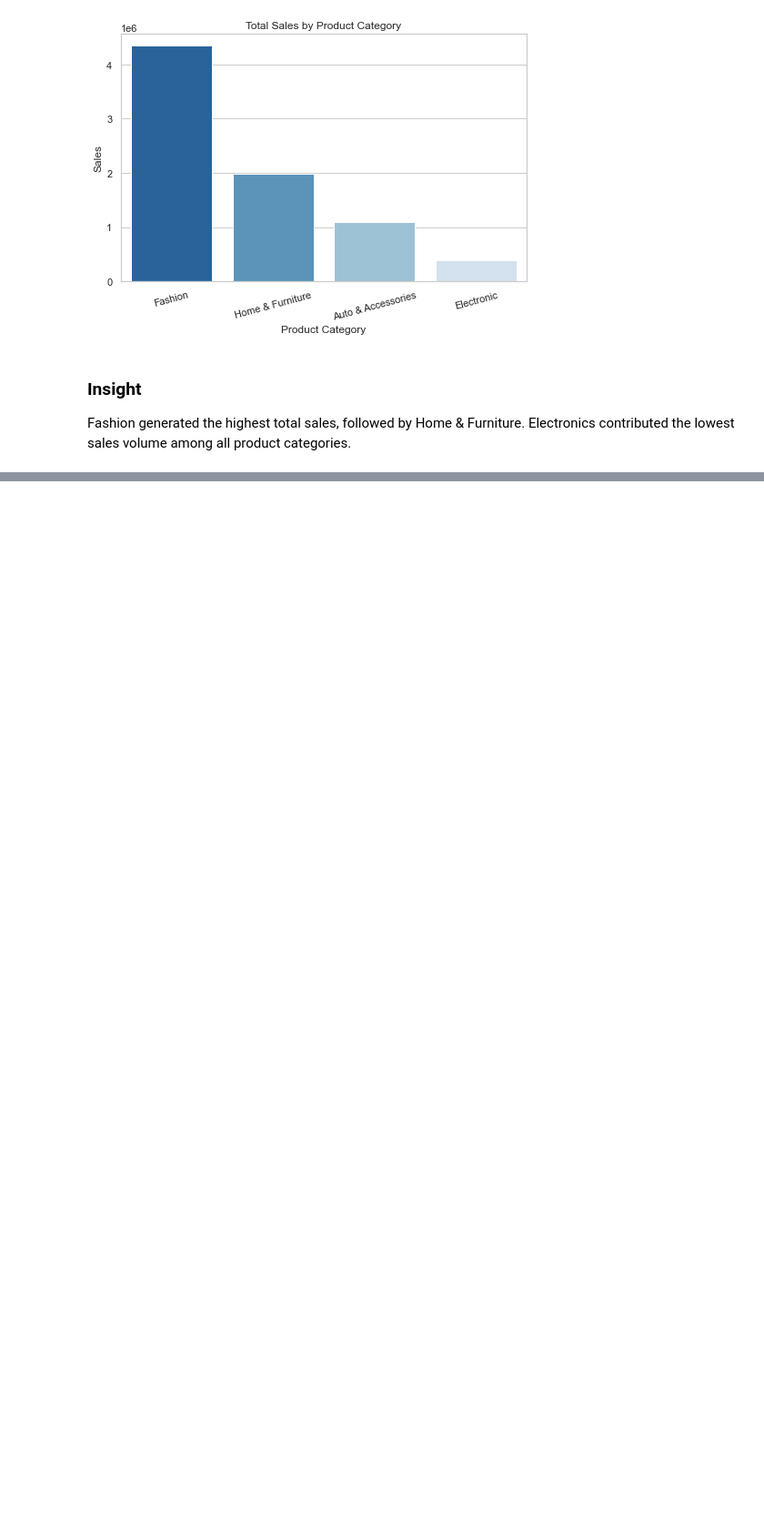
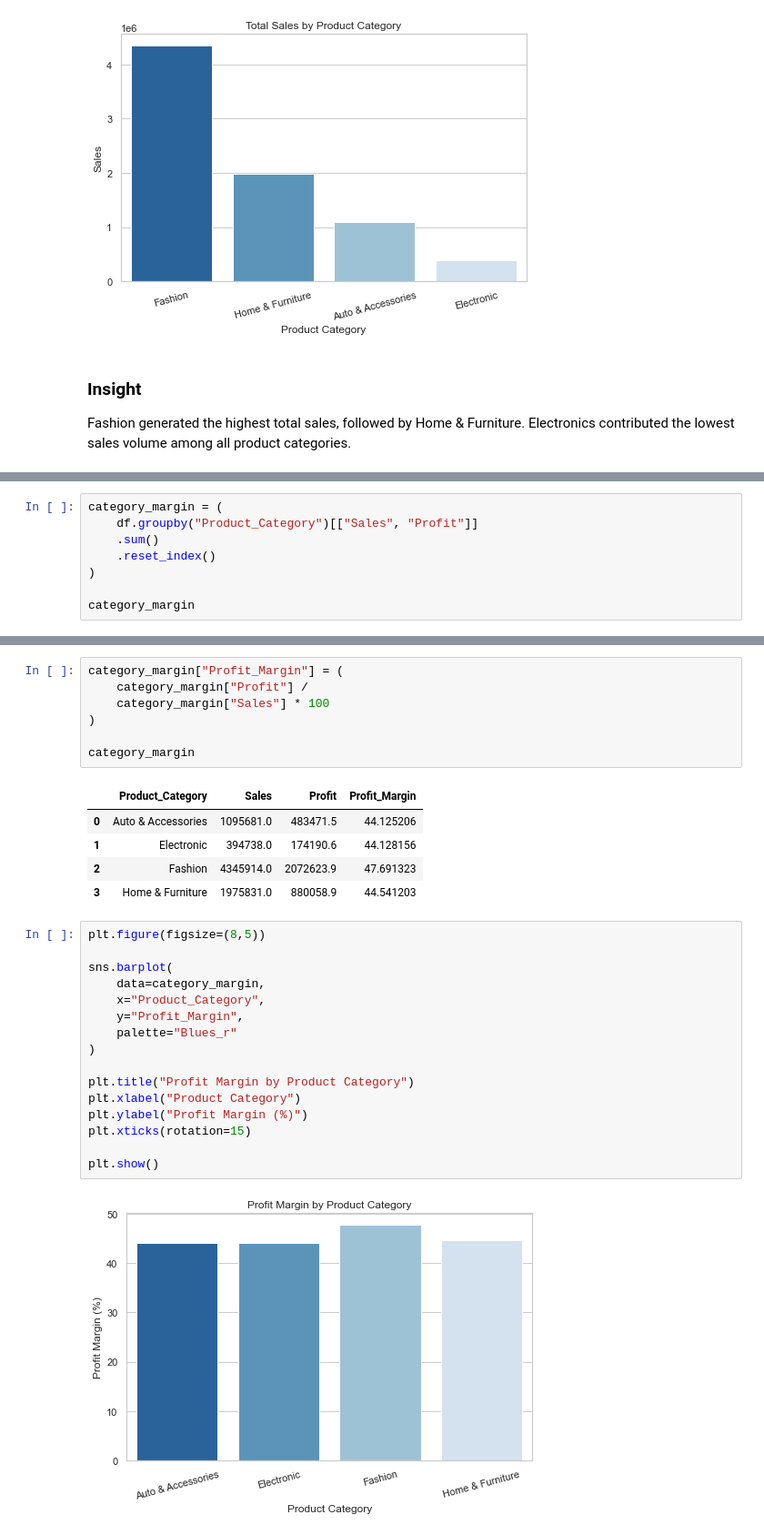
Before and after one commit to PaneloMartin/retail-sales-analysis, a Jupyter notebook: notebooks/01_data_exploration.ipynb, the cells around one changed output, grey strips where cells are left out. Shown at 91% size. Saved outputs shown, nothing was run; the diff lists cells and outputs as text; blank space fills up the shorter version.

```diff
--- a/notebooks/01_data_exploration.ipynb
+++ b/notebooks/01_data_exploration.ipynb
@@ -295,0 +385,8 @@ Electronics contributed the lowest sales volume among all product categories.
+# %%
+category_margin = (
+    df.groupby("Product_Category")[["Sales", "Profit"]]
+    .sum()
+    .reset_index()
+)
+
+category_margin
@@ -295,0 +399,31 @@ Electronics contributed the lowest sales volume among all product categories.
+# %%
+category_margin["Profit_Margin"] = (
+    category_margin["Profit"] /
+    category_margin["Sales"] * 100
+)
+
+category_margin
+# %% [output]
+|  | Product_Category | Sales | Profit | Profit_Margin |
+| 0 | Auto & Accessories | 1095681.0 | 483471.5 | 44.125206 |
+| 1 | Electronic | 394738.0 | 174190.6 | 44.128156 |
+| 2 | Fashion | 4345914.0 | 2072623.9 | 47.691323 |
+| 3 | Home & Furniture | 1975831.0 | 880058.9 | 44.541203 |
+# %%
+plt.figure(figsize=(8,5))
+
+sns.barplot(
+    data=category_margin,
+    x="Product_Category",
+    y="Profit_Margin",
+    palette="Blues_r"
+)
+
+plt.title("Profit Margin by Product Category")
+plt.xlabel("Product Category")
+plt.ylabel("Profit Margin (%)")
+plt.xticks(rotation=15)
+
+plt.show()
+# %% [output]
+[figure, added]
```
Also changed, not shown: parts of 47 cells of this notebook, 1 other file.
